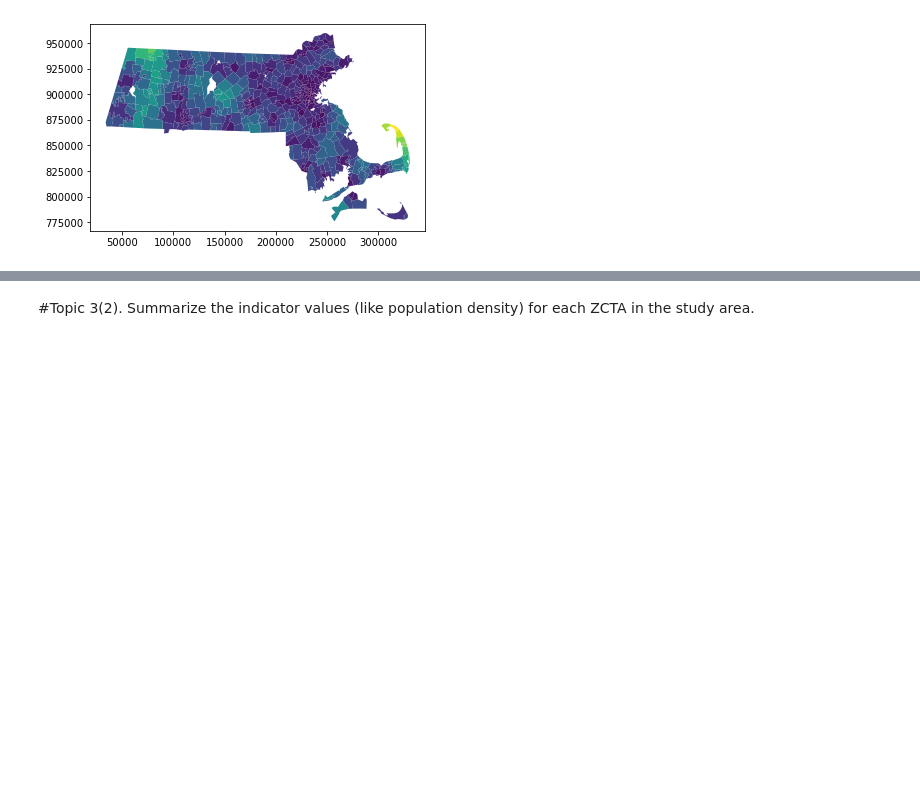
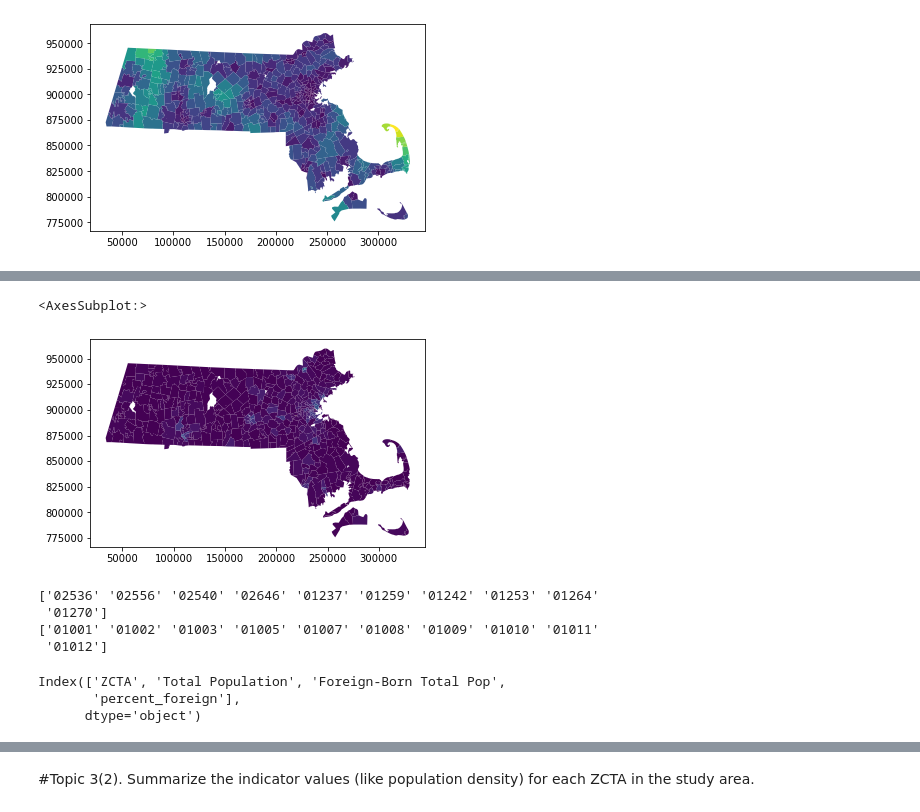
Before and after one commit to kameice97/uep239-finalproject, a Jupyter notebook: UEP 239 Final Assignment.ipynb, the cells around one changed output, grey strips where cells are left out. Drawn from its saved outputs; the diff is of its cells as text; code cells hidden in the pictures; blank space fills up the shorter version.

```diff
--- a/UEP 239 Final Assignment.ipynb
+++ b/UEP 239 Final Assignment.ipynb
@@ -671,3 +598,17 @@ hosp_reclass[zcta_hosp > 120701] = 1
 # %%
-zcta_age = zcta_fin.merge(age,left_on='ZCTA5CE10', right_on='ZCTA')
+zcta = zcta.merge(limited_eng,left_on='ZCTA5CE10', right_on='ZCTA')
+# %%
+zcta.plot('percent_limited')
+# %% [output]
+<AxesSubplot:>
+[figure, added]
+# %%
+#can it be joined?
+print(zcta.ZCTA5CE10.unique()[:10])
+print(foreign.ZCTA.unique()[:10])
+# %% [output]
+['02536' '02556' '02540' '02646' '01237' '01259' '01242' '01253' '01264'
+ '01270']
+['01001' '01002' '01003' '01005' '01007' '01008' '01009' '01010' '01011'
+ '01012']
 # %%
@@ -682,0 +616,6 @@ zcta_for.plot()
+# %%
+foreign.columns
+# %% [output]
+Index(['ZCTA', 'Total Population', 'Foreign-Born Total Pop',
+       'percent_foreign'],
+      dtype='object')
```
Also changed, not shown: parts of 104 cells of this notebook.
